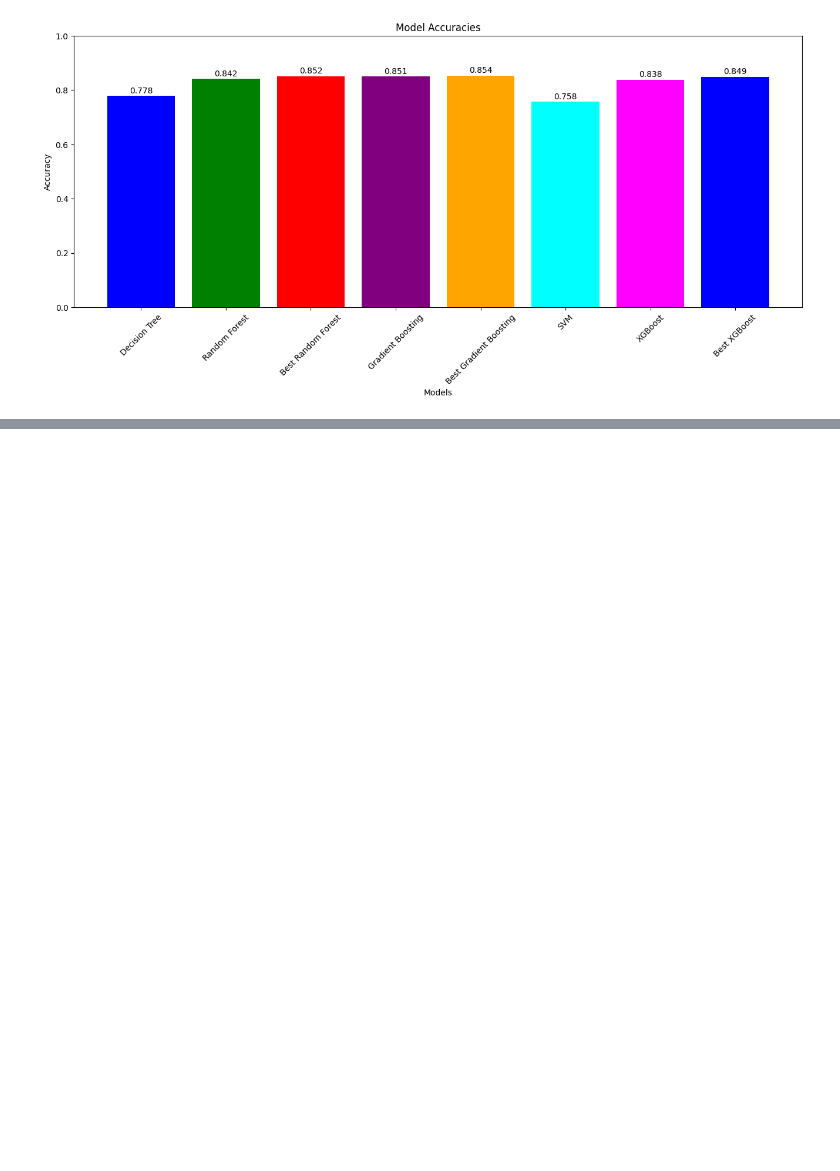
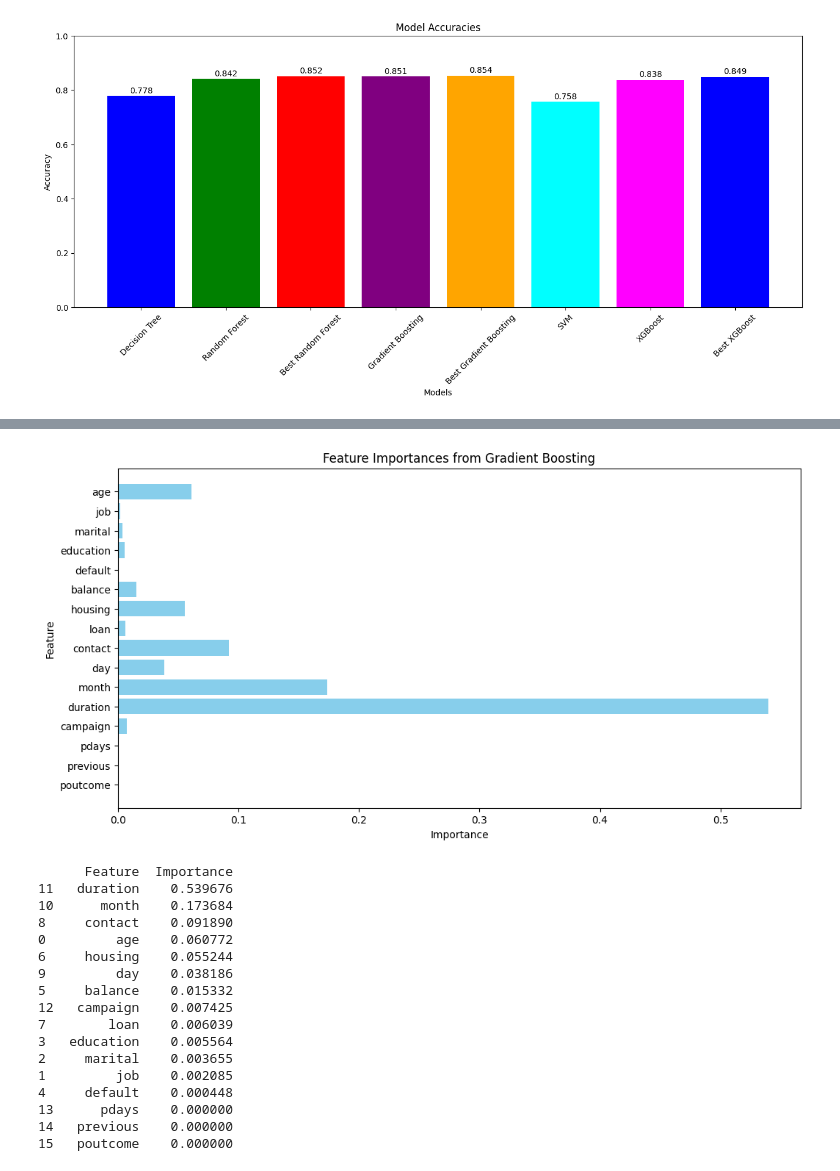
Before and after one commit to Rhy-Shah/BankCustomerSegmentation, a Jupyter notebook: code.ipynb, the cells around one changed output, grey strips where cells are left out. Saved outputs shown, nothing was run; the diff lists cells and outputs as text; code cells hidden in the pictures; blank space fills up the shorter version.

```diff
--- a/code.ipynb
+++ b/code.ipynb
@@ -721,0 +757,37 @@ plt.show()
+# %%
+# Calculate feature importances for Gradient Boosting
+importances_gb = gb.feature_importances_
+
+# Plotting the feature importances
+plt.figure(figsize=(12, 6))
+plt.barh(feature_names, importances_gb, color='skyblue')
+plt.xlabel('Importance')
+plt.ylabel('Feature')
+plt.title('Feature Importances from Gradient Boosting')
+plt.gca().invert_yaxis()
+plt.show()
+
+# Creating a DataFrame for better visualization
+feature_importances_gb = pd.DataFrame({'Feature': feature_names, 'Importance': importances_gb})
+feature_importances_gb = feature_importances_gb.sort_values(by='Importance', ascending=False)
+
+print(feature_importances_gb)
+# %% [output]
+[figure, added]
+      Feature  Importance
+11   duration    0.539676
+10      month    0.173684
+8     contact    0.091890
+0         age    0.060772
+6     housing    0.055244
+9         day    0.038186
+5     balance    0.015332
+12   campaign    0.007425
+7        loan    0.006039
+3   education    0.005564
+2     marital    0.003655
+1         job    0.002085
+4     default    0.000448
+13      pdays    0.000000
+14   previous    0.000000
+15   poutcome    0.000000
```
Also changed, not shown: parts of 2 cells of this notebook.
